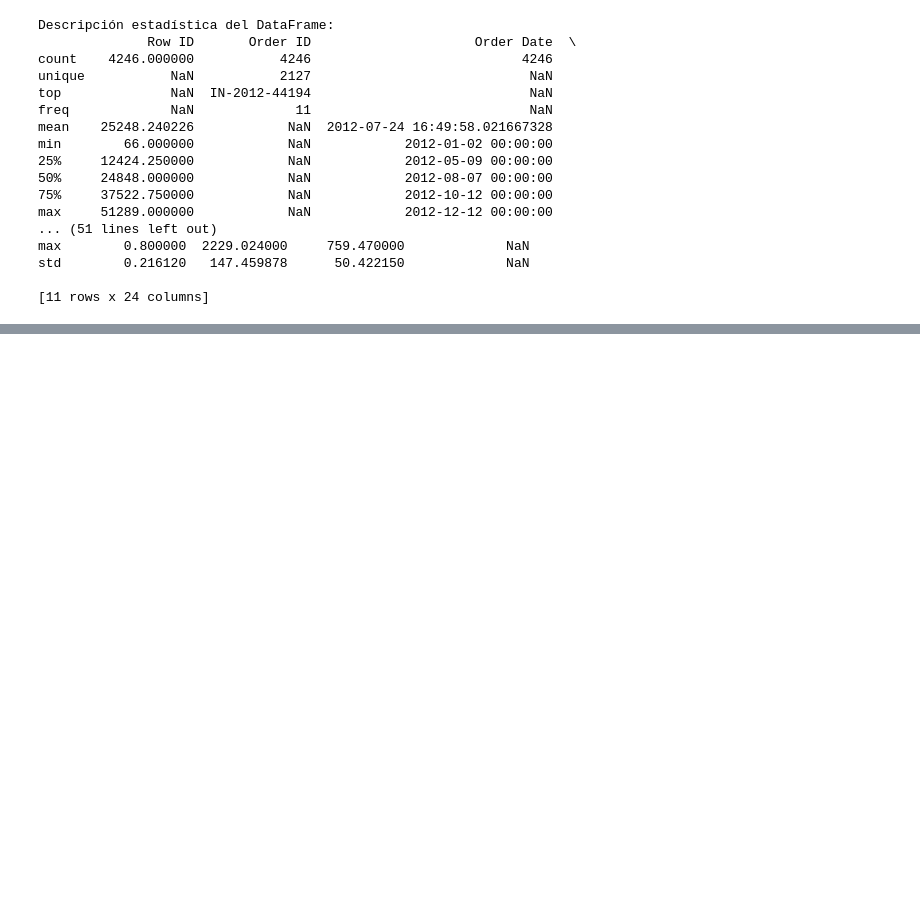
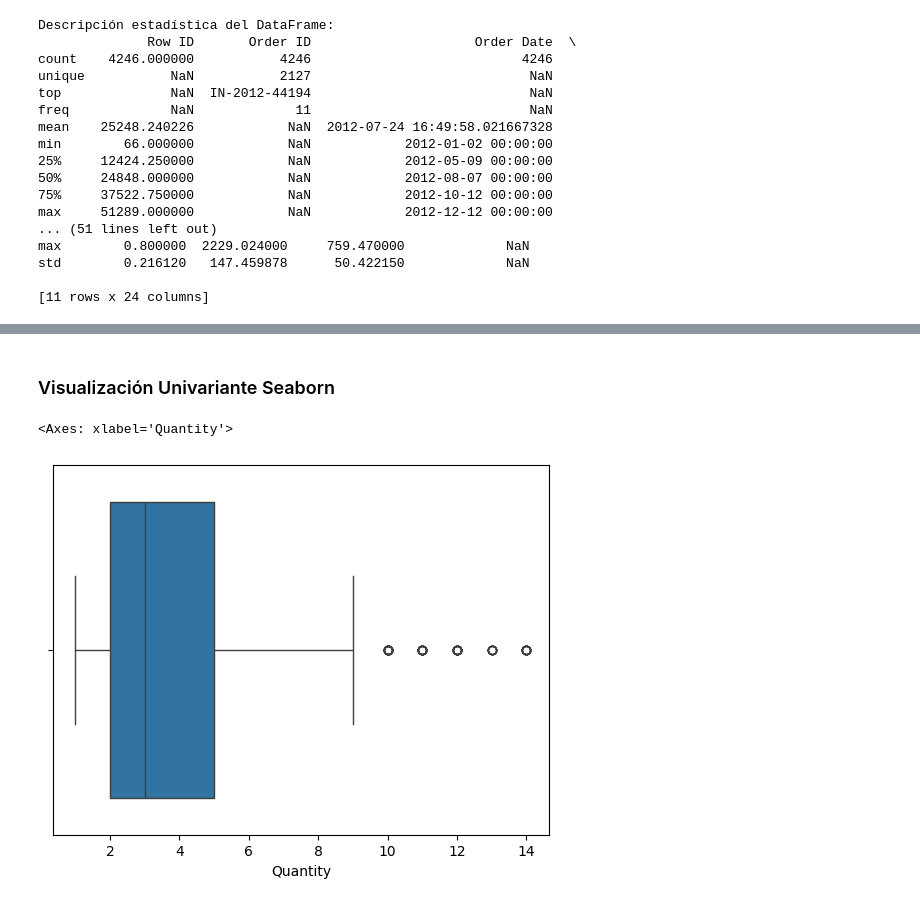
Before and after one commit to josejpgg/Python-UNIR, a Jupyter notebook: src/project_4/visualizacion_datos.ipynb, the cells around one changed output, grey strips where cells are left out. Cells and saved outputs as stored; diff of their text form; code cells hidden in the pictures; blank space fills up the shorter version.

```diff
--- a/src/project_4/visualizacion_datos.ipynb
+++ b/src/project_4/visualizacion_datos.ipynb
@@ -152,0 +134,11 @@ df
+# %% [markdown]
+### Visualización Univariante Seaborn
+# %%
+sns.boxplot(data=df, x='Quantity')
+
+# Conclusiones:
+#  - Las cantidades vendidas van entre 2 y 5 unidades mayoritariamente, con algunos outliers que llegan hasta 14 unidades.
+#  - La mediana de las cantidades vendidas está alrededor de 3 unidades.
+# %% [output]
+<Axes: xlabel='Quantity'>
+[figure, added]
```
Also changed, not shown: parts of 14 cells of this notebook, 1 other file.
